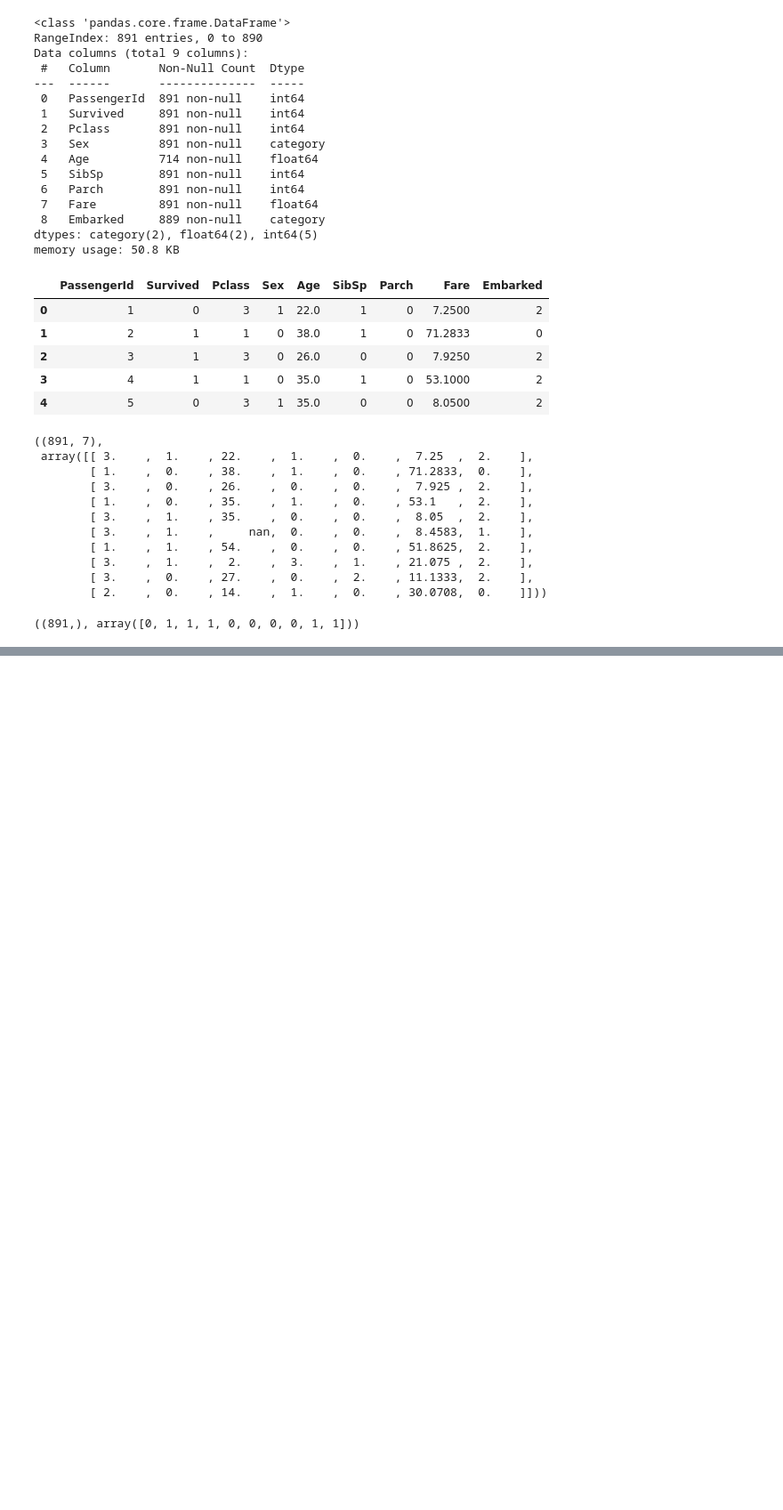
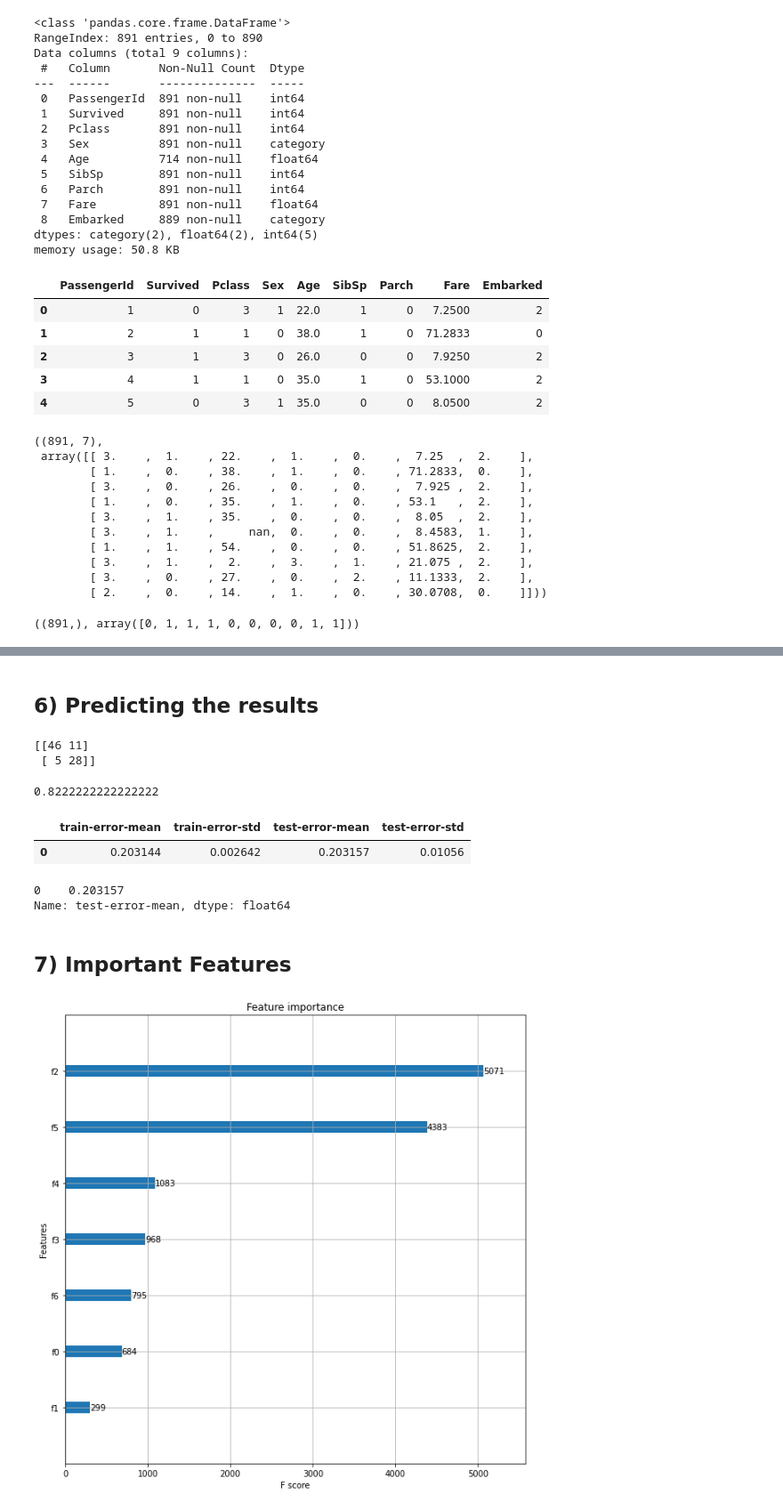
Before and after one commit to akash1309/Titanic-Kaggle, a Jupyter notebook: Titanic.ipynb, the cells around one changed output, grey strips where cells are left out. Shown: that part at 89% size. Cells and saved outputs as stored; diff of their text form; code cells hidden in the pictures; blank space fills up the shorter version.

Commit message:
Training code completed

```diff
--- a/Titanic.ipynb
+++ b/Titanic.ipynb
@@ -214,0 +222,4 @@ y.shape , y[:10]
+# %%
+from sklearn.model_selection import train_test_split
+
+X_train, X_test, y_train, y_test = train_test_split(X,y,test_size=0.1,random_state=0)
@@ -214,0 +228,6 @@ y.shape , y[:10]
+# %%
+xg_clf = xgb.XGBClassifier(objective ='binary:logistic',
+                          colsample_bytree = 0.4,
+                          learning_rate = 0.01,
+                          max_depth = 6,
+                          n_estimators = 1000)
@@ -214,0 +236,2 @@ y.shape , y[:10]
+# %%
+xg_clf.fit(X_train,y_train)
@@ -214,0 +246,2 @@ y.shape , y[:10]
+# %% [markdown]
+## 6) Predicting the results
@@ -214,0 +250,12 @@ y.shape , y[:10]
+# %%
+from sklearn.metrics import confusion_matrix
+cm = confusion_matrix(y_preds,y_test)
+print(cm)
+# %% [output]
+[[46 11]
+ [ 5 28]]
+# %%
+from sklearn.metrics import accuracy_score
+print(accuracy_score(y_preds,y_test))
+# %% [output]
+0.8222222222222222
@@ -214,0 +278,18 @@ y.shape , y[:10]
+# %%
+cv_results.head()
+# %% [output]
+|  | train-error-mean | train-error-std | test-error-mean | test-error-std |
+| 0 | 0.203144 | 0.002642 | 0.203157 | 0.01056 |
+# %%
+print((cv_results["test-error-mean"]).tail(1))
+# %% [output]
+0    0.203157
+Name: test-error-mean, dtype: float64
+# %% [markdown]
+## 7) Important Features
+# %%
+xgb.plot_importance(xg_clf)
+#plt.rcParams['figure.figsize'] = [10, 10]
+plt.show()
+# %% [output]
+[figure, added]
```
Also changed, not shown: parts of 7 cells of this notebook.
